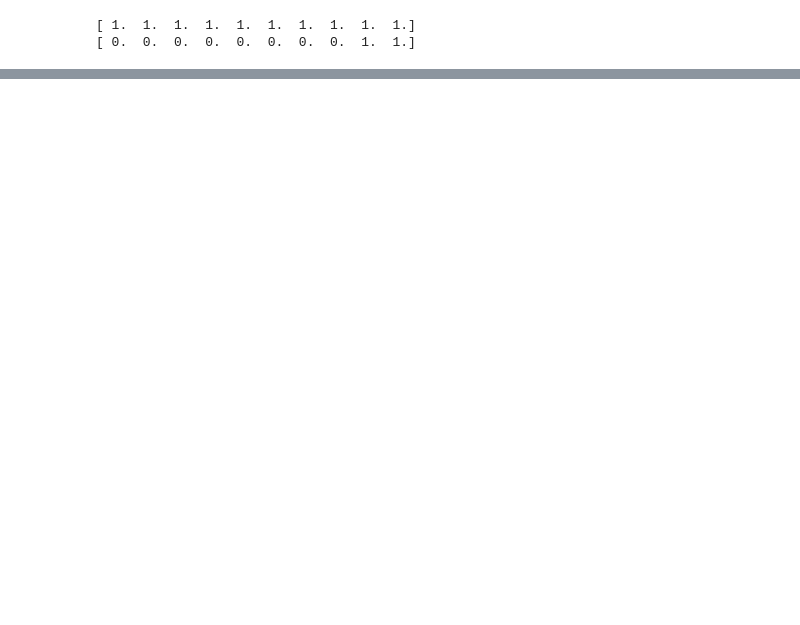
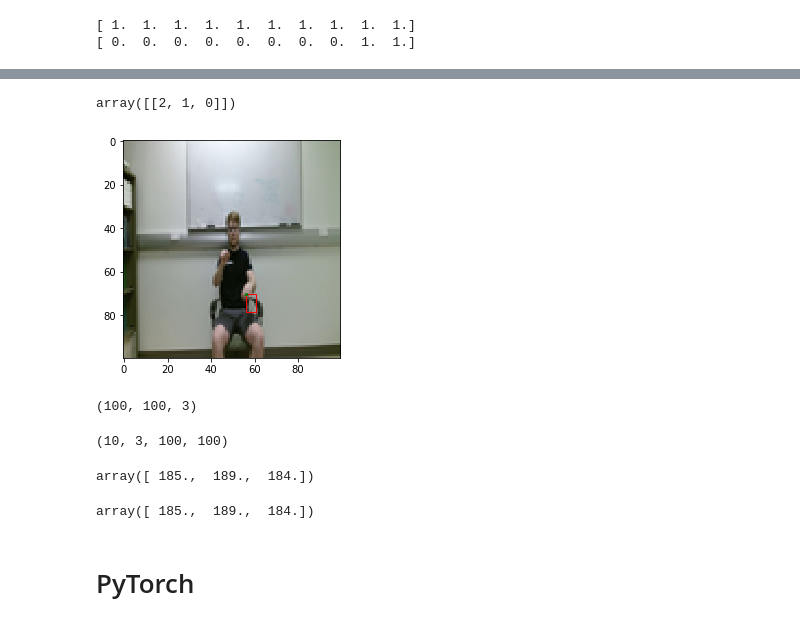
Before and after one commit to lujohn/175_project, a Jupyter notebook: John's Notebook.ipynb, the cells around one changed output, grey strips where cells are left out. Drawn from its saved outputs; the diff is of its cells as text; code cells hidden in the pictures; blank space fills up the shorter version.

Commit message:
rollaxis

```diff
--- a/John's Notebook.ipynb
+++ b/John's Notebook.ipynb
@@ -40,3 +56,5 @@ print(J[:10])
 # %% [output]
 [ 1.  1.  1.  1.  1.  1.  1.  1.  1.  1.]
 [ 0.  0.  0.  0.  0.  0.  0.  0.  1.  1.]
+# %%
+labels = gen_labels(Y, Joints)
@@ -42,0 +93,35 @@ print(J[:10])
+# %%
+np.argwhere(labels[7] == 1)
+# %% [output]
+array([[2, 1, 0]])
+# %%
+_, cx, cy, h, w = labels[7][2][1]
+# %%
+fig, ax = plt.subplots()
+plt.imshow(X[7].astype(np.uint8))
+plt.plot(cx*100, cy*100, color='g', marker='o', markersize='2')
+r = plt.Rectangle(((cx)*100, (cy)*100), w*100, h*100, edgecolor='r', facecolor='none')
+ax.add_artist(r)
+plt.show()
+# %% [output]
+[figure, added]
+# %%
+X[9].shape
+# %% [output]
+(100, 100, 3)
+# %%
+X_rolled = np.rollaxis(X, axis=3)
+X_rolled = np.rollaxis(X_rolled, axis=1)
+X_rolled.shape
+# %% [output]
+(10, 3, 100, 100)
+# %%
+X[0][10,15,:]
+# %% [output]
+array([ 185.,  189.,  184.])
+# %%
+X_rolled[0][:,10,15]
+# %% [output]
+array([ 185.,  189.,  184.])
+# %% [markdown]
+# PyTorch
```
Also changed, not shown: parts of 11 cells of this notebook.
